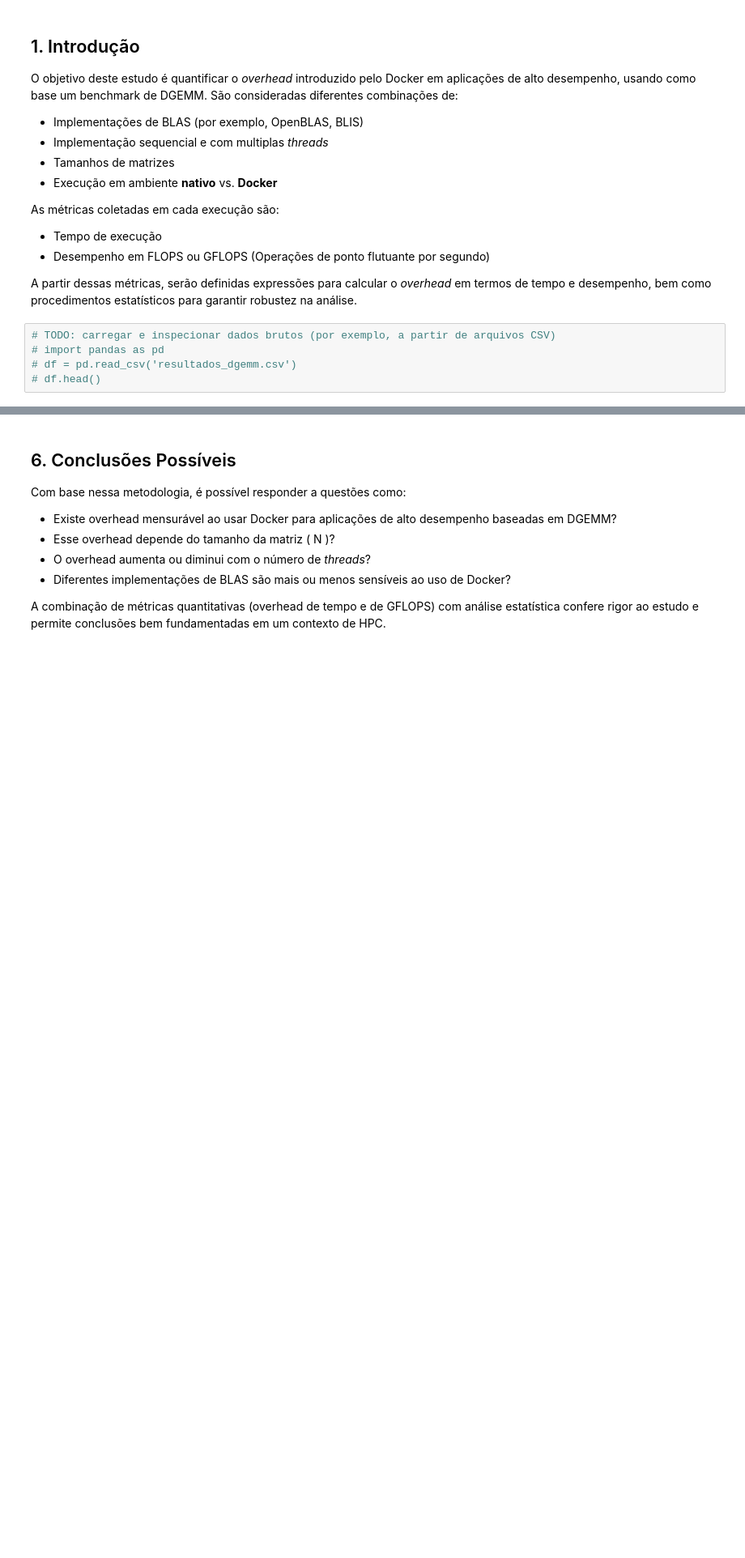
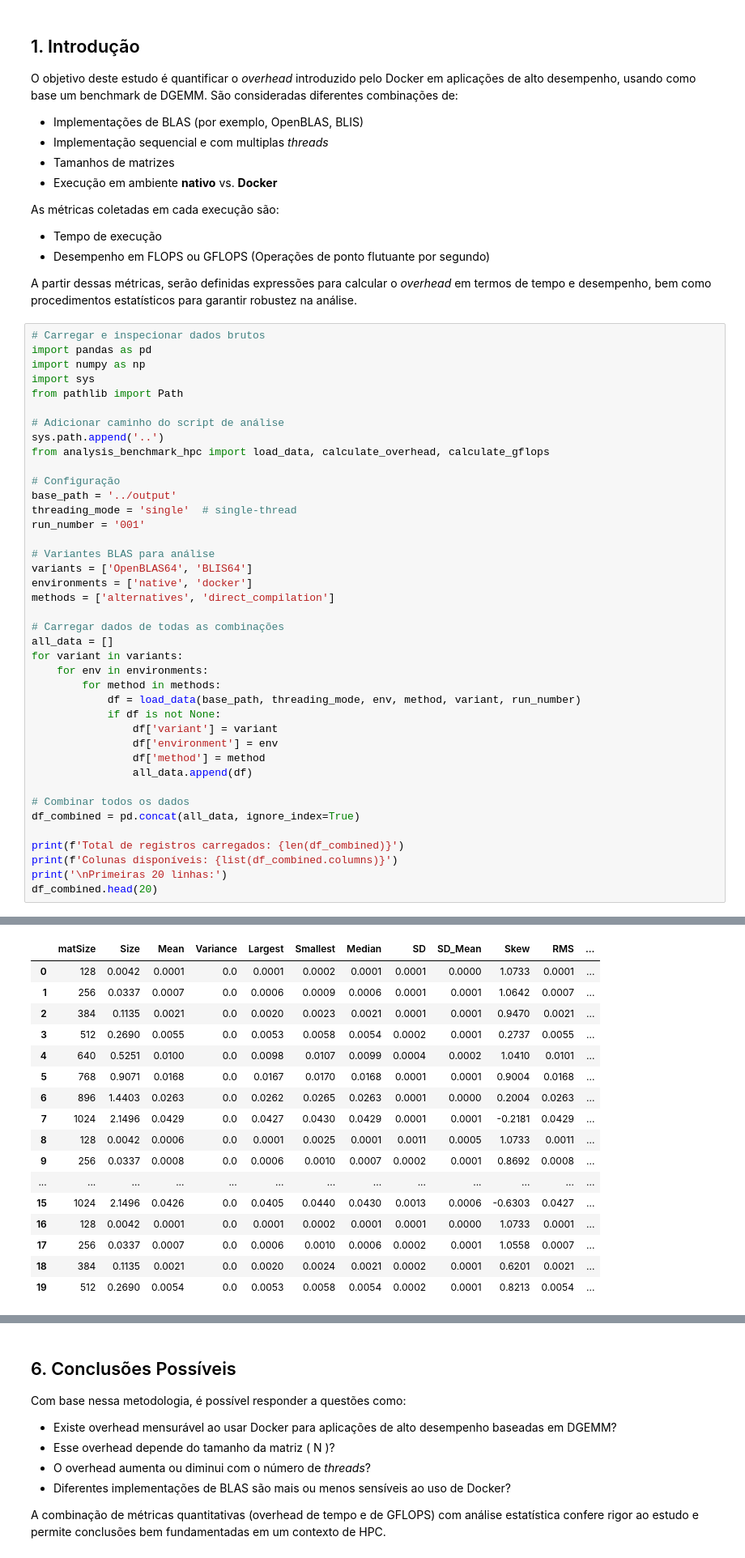
Before and after one commit to almdoug/meugemm, a Jupyter notebook: notebooks/notebook_overhead_dgemm_docker.ipynb, the cells around one changed output, grey strips where cells are left out. Shown: that part at 81% size. Drawn from its saved outputs; the diff is of its cells as text; blank space fills up the shorter version.

```diff
--- a/notebooks/notebook_overhead_dgemm_docker.ipynb
+++ b/notebooks/notebook_overhead_dgemm_docker.ipynb
@@ -18,8 +18,44 @@ As métricas coletadas em cada execução são:
 - Desempenho em FLOPS ou GFLOPS (Operações de ponto flutuante por segundo)
 
 A partir dessas métricas, serão definidas expressões para calcular o _overhead_ em termos de tempo e desempenho, bem como procedimentos estatísticos para garantir robustez na análise.
-# %%
-# TODO: carregar e inspecionar dados brutos (por exemplo, a partir de arquivos CSV)
-# import pandas as pd
-# df = pd.read_csv('resultados_dgemm.csv')
-# df.head()
+# %%
+# Carregar e inspecionar dados brutos
+import pandas as pd
+import numpy as np
+import sys
+from pathlib import Path
+
+# Adicionar caminho do script de análise
+sys.path.append('..')
+from analysis_benchmark_hpc import load_data, calculate_overhead, calculate_gflops
+
+# Configuração
+base_path = '../output'
+threading_mode = 'single'  # single-thread
+run_number = '001'
+
+# Variantes BLAS para análise
+variants = ['OpenBLAS64', 'BLIS64']
+environments = ['native', 'docker']
+methods = ['alternatives', 'direct_compilation']
+
+# Carregar dados de todas as combinações
+all_data = []
+for variant in variants:
+    for env in environments:
+        for method in methods:
+            df = load_data(base_path, threading_mode, env, method, variant, run_number)
+            if df is not None:
+                df['variant'] = variant
+                df['environment'] = env
+                df['method'] = method
+                all_data.append(df)
+
+# Combinar todos os dados
+df_combined = pd.concat(all_data, ignore_index=True)
+
+print(f'Total de registros carregados: {len(df_combined)}')
+print(f'Colunas disponíveis: {list(df_combined.columns)}')
+print('\nPrimeiras 20 linhas:')
+df_combined.head(20)
+# %% [output]
@@ -26,3 +66,20 @@ A partir dessas métricas, serão definidas expressões para calcular o _overhea
+|  | matSize | Size | Mean | Variance | Largest | Smallest | Median | SD | SD_Mean | Skew | RMS | ... |
+| 0 | 128 | 0.0042 | 0.0001 | 0.0 | 0.0001 | 0.0002 | 0.0001 | 0.0001 | 0.0000 | 1.0733 | 0.0001 | ... |
+| 1 | 256 | 0.0337 | 0.0007 | 0.0 | 0.0006 | 0.0009 | 0.0006 | 0.0001 | 0.0001 | 1.0642 | 0.0007 | ... |
+| 2 | 384 | 0.1135 | 0.0021 | 0.0 | 0.0020 | 0.0023 | 0.0021 | 0.0001 | 0.0001 | 0.9470 | 0.0021 | ... |
+| 3 | 512 | 0.2690 | 0.0055 | 0.0 | 0.0053 | 0.0058 | 0.0054 | 0.0002 | 0.0001 | 0.2737 | 0.0055 | ... |
+| 4 | 640 | 0.5251 | 0.0100 | 0.0 | 0.0098 | 0.0107 | 0.0099 | 0.0004 | 0.0002 | 1.0410 | 0.0101 | ... |
+| 5 | 768 | 0.9071 | 0.0168 | 0.0 | 0.0167 | 0.0170 | 0.0168 | 0.0001 | 0.0001 | 0.9004 | 0.0168 | ... |
+| 6 | 896 | 1.4403 | 0.0263 | 0.0 | 0.0262 | 0.0265 | 0.0263 | 0.0001 | 0.0000 | 0.2004 | 0.0263 | ... |
+| 7 | 1024 | 2.1496 | 0.0429 | 0.0 | 0.0427 | 0.0430 | 0.0429 | 0.0001 | 0.0001 | -0.2181 | 0.0429 | ... |
+| 8 | 128 | 0.0042 | 0.0006 | 0.0 | 0.0001 | 0.0025 | 0.0001 | 0.0011 | 0.0005 | 1.0733 | 0.0011 | ... |
+| 9 | 256 | 0.0337 | 0.0008 | 0.0 | 0.0006 | 0.0010 | 0.0007 | 0.0002 | 0.0001 | 0.8692 | 0.0008 | ... |
+| ... | ... | ... | ... | ... | ... | ... | ... | ... | ... | ... | ... | ... |
+| 15 | 1024 | 2.1496 | 0.0426 | 0.0 | 0.0405 | 0.0440 | 0.0430 | 0.0013 | 0.0006 | -0.6303 | 0.0427 | ... |
+| 16 | 128 | 0.0042 | 0.0001 | 0.0 | 0.0001 | 0.0002 | 0.0001 | 0.0001 | 0.0000 | 1.0733 | 0.0001 | ... |
+| 17 | 256 | 0.0337 | 0.0007 | 0.0 | 0.0006 | 0.0010 | 0.0006 | 0.0002 | 0.0001 | 1.0558 | 0.0007 | ... |
+| 18 | 384 | 0.1135 | 0.0021 | 0.0 | 0.0020 | 0.0024 | 0.0021 | 0.0002 | 0.0001 | 0.6201 | 0.0021 | ... |
+| 19 | 512 | 0.2690 | 0.0054 | 0.0 | 0.0053 | 0.0058 | 0.0054 | 0.0002 | 0.0001 | 0.8213 | 0.0054 | ... |
 # %% [markdown]
 ## 2. Desenho Experimental
 
```
Also changed, not shown: parts of 10 cells of this notebook, 2 other files.
